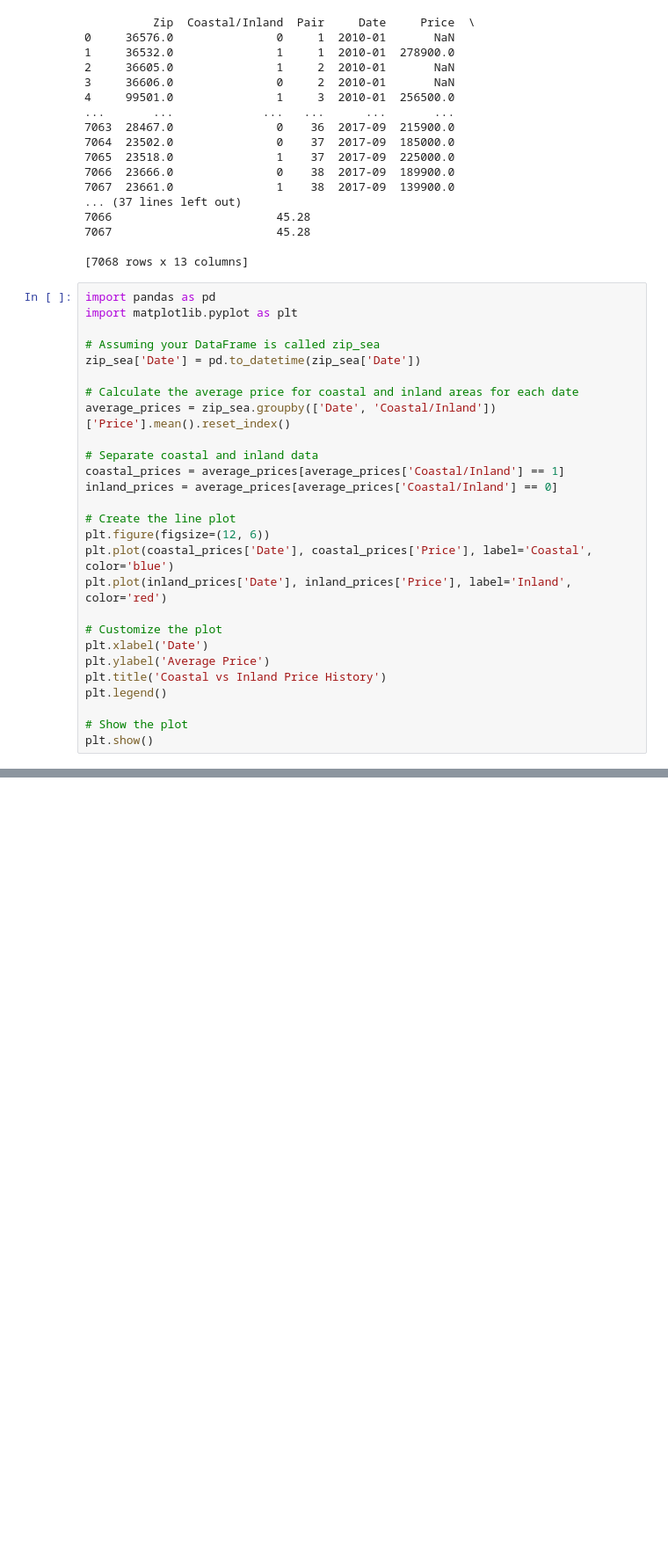
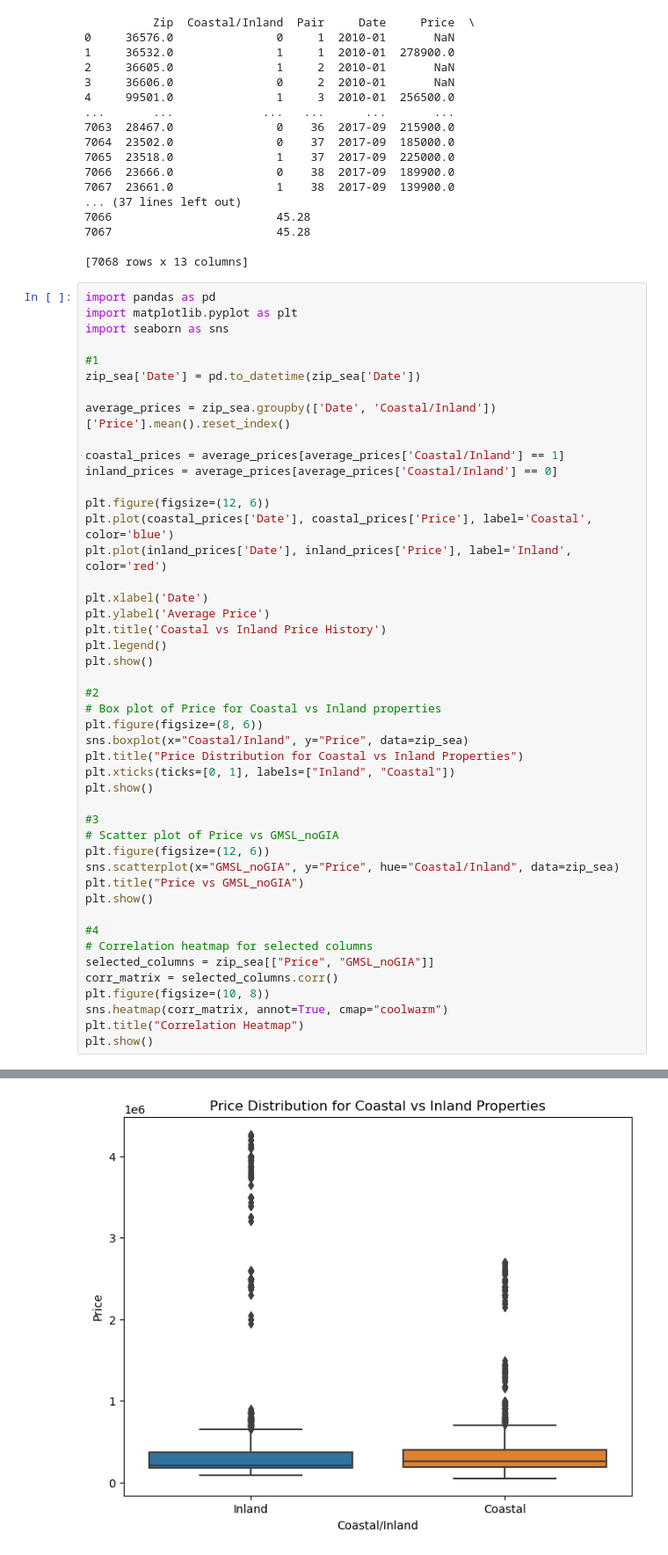
Before and after one commit to WilliamRoth82/BozandtheBozzers, a Jupyter notebook: Visualizations.ipynb, the cells around one changed output, grey strips where cells are left out. Shown at 88% size. Drawn from its saved outputs; the diff is of its cells as text; blank space fills up the shorter version.

Commit message:
Visualizations

```diff
--- a/Visualizations.ipynb
+++ b/Visualizations.ipynb
@@ -25,29 +25,49 @@ print(zip_sea)
 # %%
 import pandas as pd
 import matplotlib.pyplot as plt
+import seaborn as sns
 
-# Assuming your DataFrame is called zip_sea
+#1
 zip_sea['Date'] = pd.to_datetime(zip_sea['Date'])
 
-# Calculate the average price for coastal and inland areas for each date
 average_prices = zip_sea.groupby(['Date', 'Coastal/Inland'])['Price'].mean().reset_index()
 
-# Separate coastal and inland data
 coastal_prices = average_prices[average_prices['Coastal/Inland'] == 1]
 inland_prices = average_prices[average_prices['Coastal/Inland'] == 0]
 
-# Create the line plot
 plt.figure(figsize=(12, 6))
 plt.plot(coastal_prices['Date'], coastal_prices['Price'], label='Coastal', color='blue')
 plt.plot(inland_prices['Date'], inland_prices['Price'], label='Inland', color='red')
 
-# Customize the plot
 plt.xlabel('Date')
 plt.ylabel('Average Price')
 plt.title('Coastal vs Inland Price History')
 plt.legend()
+plt.show()
 
-# Show the plot
+#2
+# Box plot of Price for Coastal vs Inland properties
+plt.figure(figsize=(8, 6))
+sns.boxplot(x="Coastal/Inland", y="Price", data=zip_sea)
+plt.title("Price Distribution for Coastal vs Inland Properties")
+plt.xticks(ticks=[0, 1], labels=["Inland", "Coastal"])
 plt.show()
+
+#3
+# Scatter plot of Price vs GMSL_noGIA
+plt.figure(figsize=(12, 6))
+sns.scatterplot(x="GMSL_noGIA", y="Price", hue="Coastal/Inland", data=zip_sea)
+plt.title("Price vs GMSL_noGIA")
+plt.show()
+
+#4
+# Correlation heatmap for selected columns
+selected_columns = zip_sea[["Price", "GMSL_noGIA"]]
+corr_matrix = selected_columns.corr()
+plt.figure(figsize=(10, 8))
+sns.heatmap(corr_matrix, annot=True, cmap="coolwarm")
+plt.title("Correlation Heatmap")
+plt.show()
 # %% [output]
 [figure]
+[figure, added]
```
Also changed, not shown: parts of 3 cells of this notebook.
